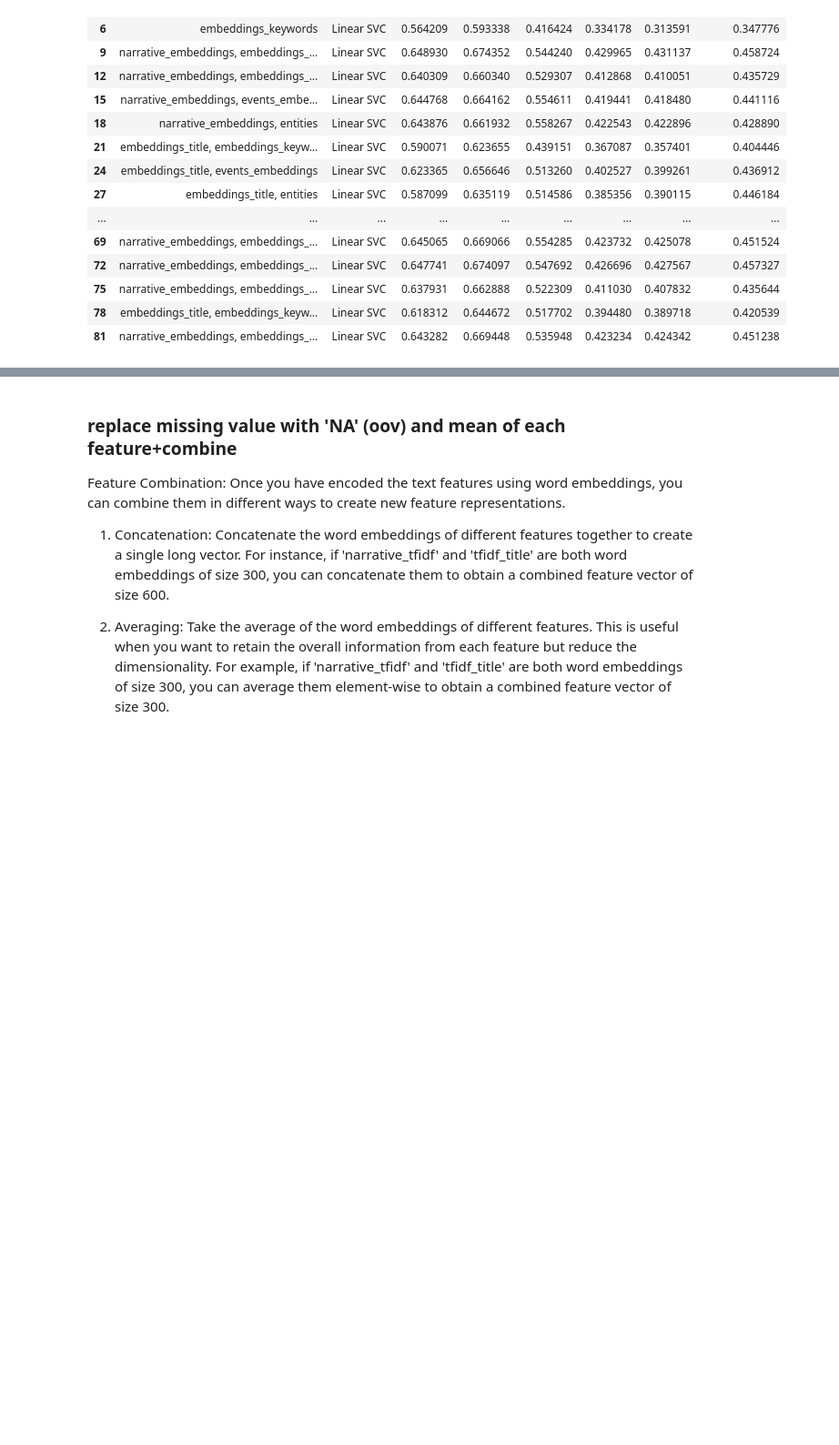
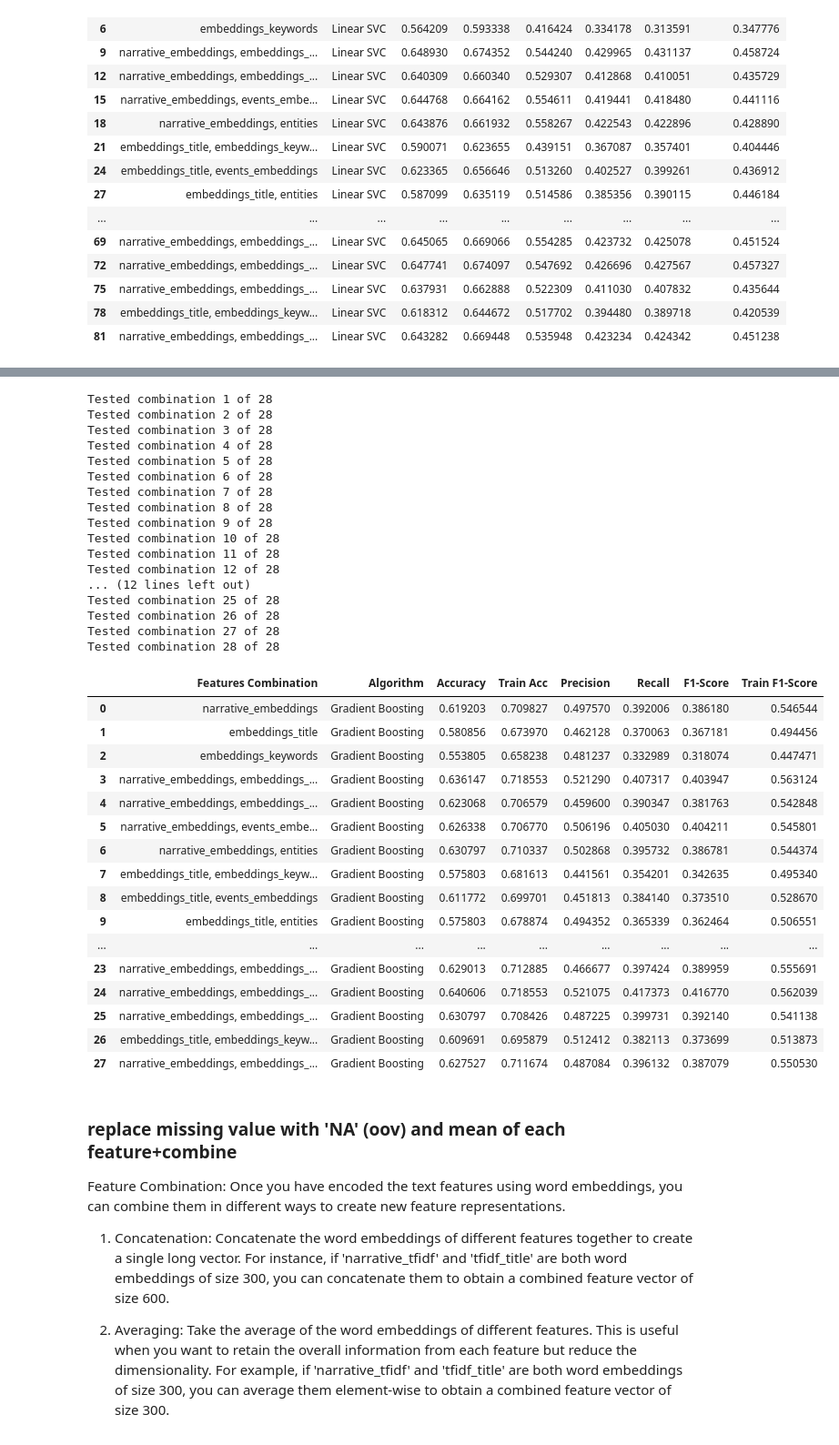
Before and after one commit to beatrizarc/product_complaints, a Jupyter notebook: notebooks/8- best feature combination.ipynb, the cells around one changed output, grey strips where cells are left out. Shown at 91% size. Cells and saved outputs as stored; diff of their text form; code cells hidden in the pictures; blank space fills up the shorter version.

```diff
--- a/notebooks/8- best feature combination.ipynb
+++ b/notebooks/8- best feature combination.ipynb
@@ -1200,3 +1313,42 @@ random_forest_results
+# %%
+algorithms = {'Gradient Boosting': GradientBoostingClassifier()}
+results= same_string_combination(algorithms, feature_combinations, X_train, X_val, y_train, y_val, glove)
+results
+# %% [output]
+Tested combination 1 of 28
+Tested combination 2 of 28
+Tested combination 3 of 28
+Tested combination 4 of 28
+Tested combination 5 of 28
+Tested combination 6 of 28
+Tested combination 7 of 28
+Tested combination 8 of 28
+Tested combination 9 of 28
+Tested combination 10 of 28
+Tested combination 11 of 28
+Tested combination 12 of 28
+... (12 lines left out)
+Tested combination 25 of 28
+Tested combination 26 of 28
+Tested combination 27 of 28
+Tested combination 28 of 28
+|  | Features Combination | Algorithm | Accuracy | Train Acc | Precision | Recall | F1-Score | Train F1-Score |
+| 0 | narrative_embeddings | Gradient Boosting | 0.619203 | 0.709827 | 0.497570 | 0.392006 | 0.386180 | 0.546544 |
+| 1 | embeddings_title | Gradient Boosting | 0.580856 | 0.673970 | 0.462128 | 0.370063 | 0.367181 | 0.494456 |
+| 2 | embeddings_keywords | Gradient Boosting | 0.553805 | 0.658238 | 0.481237 | 0.332989 | 0.318074 | 0.447471 |
+| 3 | narrative_embeddings, embeddings_... | Gradient Boosting | 0.636147 | 0.718553 | 0.521290 | 0.407317 | 0.403947 | 0.563124 |
+| 4 | narrative_embeddings, embeddings_... | Gradient Boosting | 0.623068 | 0.706579 | 0.459600 | 0.390347 | 0.381763 | 0.542848 |
+| 5 | narrative_embeddings, events_embe... | Gradient Boosting | 0.626338 | 0.706770 | 0.506196 | 0.405030 | 0.404211 | 0.545801 |
+| 6 | narrative_embeddings, entities | Gradient Boosting | 0.630797 | 0.710337 | 0.502868 | 0.395732 | 0.386781 | 0.544374 |
+| 7 | embeddings_title, embeddings_keyw... | Gradient Boosting | 0.575803 | 0.681613 | 0.441561 | 0.354201 | 0.342635 | 0.495340 |
+| 8 | embeddings_title, events_embeddings | Gradient Boosting | 0.611772 | 0.699701 | 0.451813 | 0.384140 | 0.373510 | 0.528670 |
+| 9 | embeddings_title, entities | Gradient Boosting | 0.575803 | 0.678874 | 0.494352 | 0.365339 | 0.362464 | 0.506551 |
+| ... | ... | ... | ... | ... | ... | ... | ... | ... |
+| 23 | narrative_embeddings, embeddings_... | Gradient Boosting | 0.629013 | 0.712885 | 0.466677 | 0.397424 | 0.389959 | 0.555691 |
+| 24 | narrative_embeddings, embeddings_... | Gradient Boosting | 0.640606 | 0.718553 | 0.521075 | 0.417373 | 0.416770 | 0.562039 |
+| 25 | narrative_embeddings, embeddings_... | Gradient Boosting | 0.630797 | 0.708426 | 0.487225 | 0.399731 | 0.392140 | 0.541138 |
+| 26 | embeddings_title, embeddings_keyw... | Gradient Boosting | 0.609691 | 0.695879 | 0.512412 | 0.382113 | 0.373699 | 0.513873 |
+| 27 | narrative_embeddings, embeddings_... | Gradient Boosting | 0.627527 | 0.711674 | 0.487084 | 0.396132 | 0.387079 | 0.550530 |
 # %% [markdown]
 ### replace missing value with 'NA' (oov) and  mean of each feature+combine
 Feature Combination: Once you have encoded the text features using word embeddings, you can combine them in different ways to create new feature representations.
```
Also changed, not shown: parts of 18 cells of this notebook, 5 other files.
